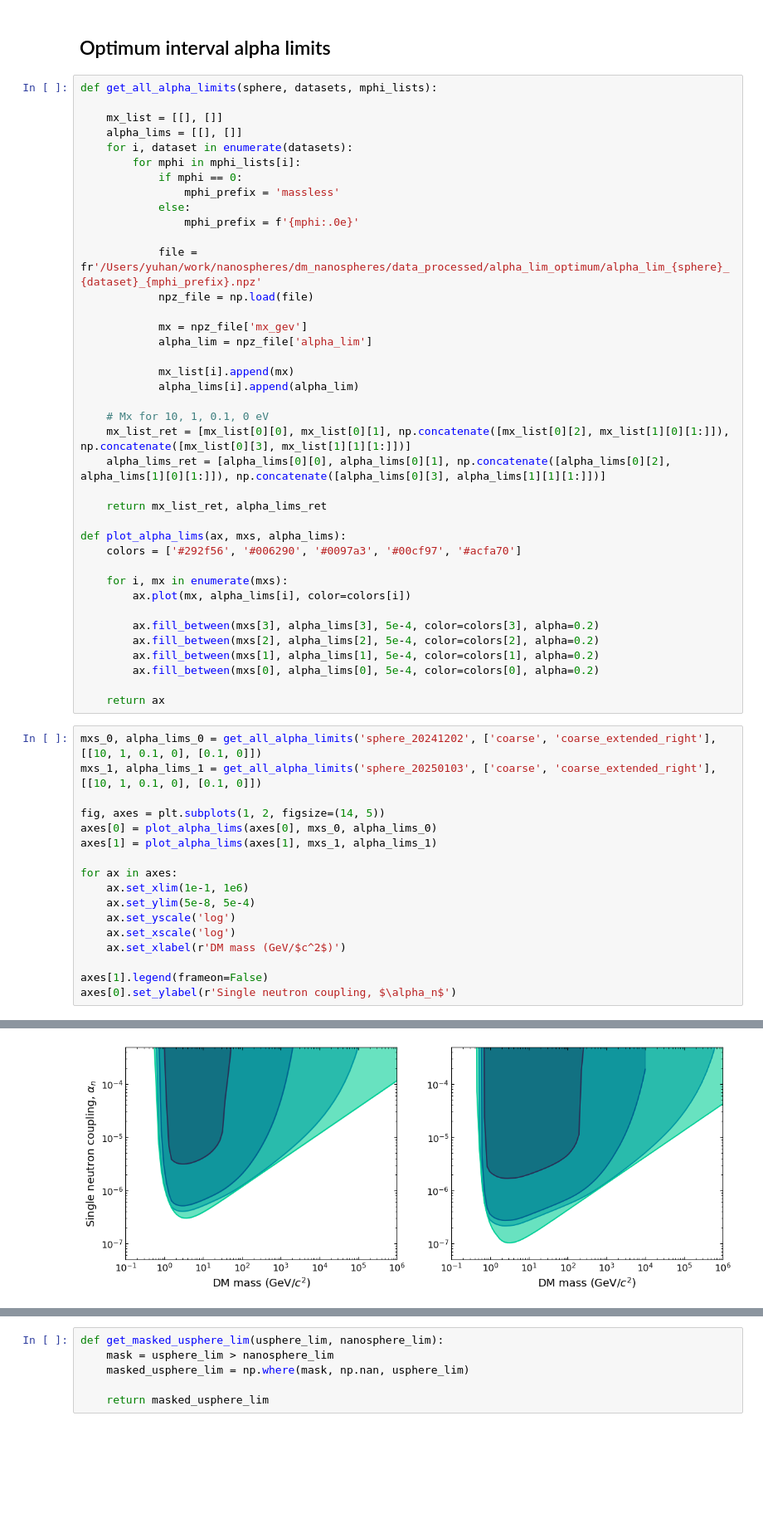
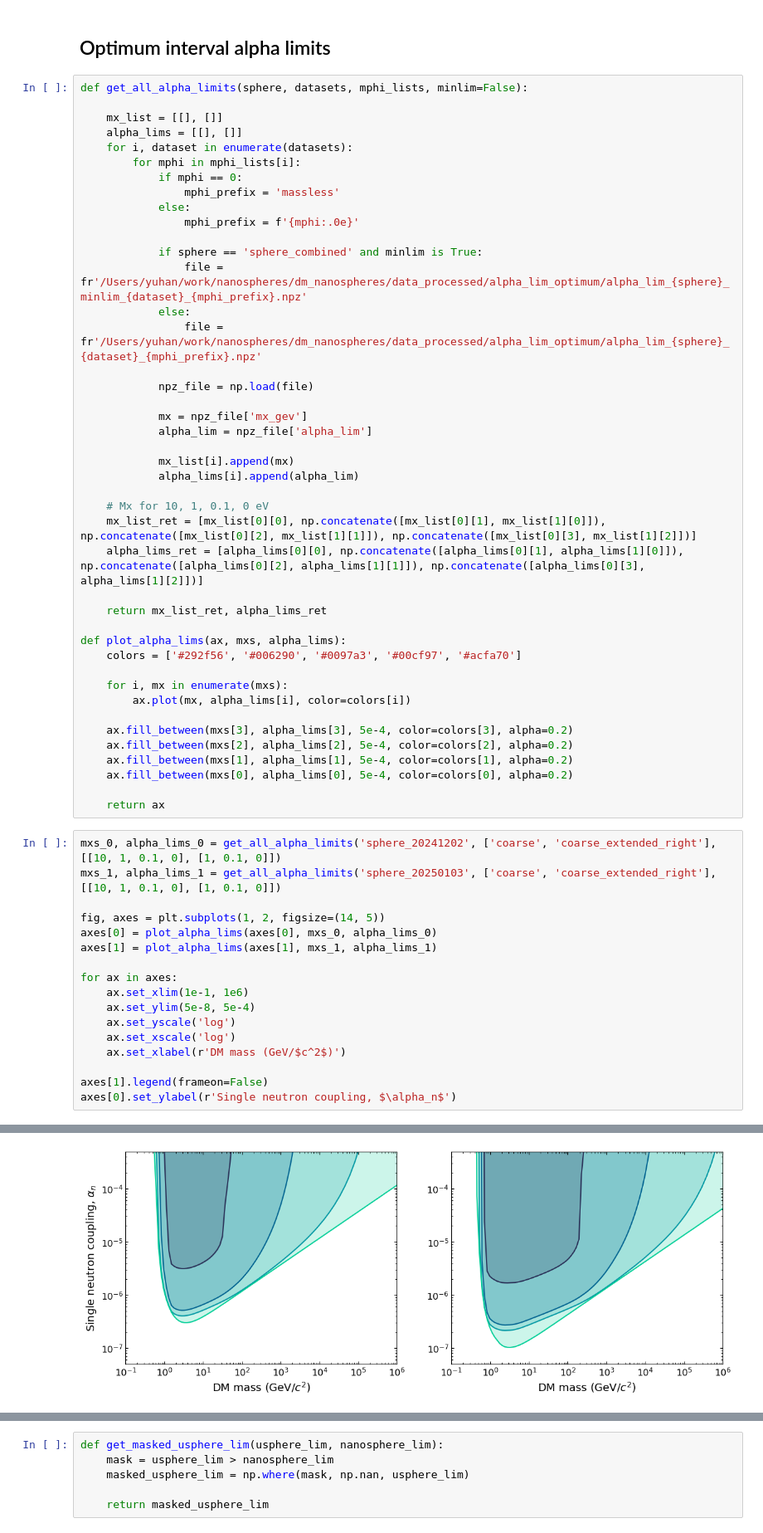
Before and after one commit to yuhants/dm_nanospheres, a Jupyter notebook: analysis_notebooks/sphere_combined_optimum_interval.ipynb, the cells around one changed output, grey strips where cells are left out. Shown at 83% size. Saved outputs shown, nothing was run; the diff lists cells and outputs as text; blank space fills up the shorter version.

```diff
--- a/analysis_notebooks/sphere_combined_optimum_interval.ipynb
+++ b/analysis_notebooks/sphere_combined_optimum_interval.ipynb
@@ -42,7 +42,7 @@ Text(0, 0.5, '$dR / dq_z$ (Counts/keV/s)')
 # %% [markdown]
 ## Optimum interval alpha limits
 # %%
-def get_all_alpha_limits(sphere, datasets, mphi_lists):
+def get_all_alpha_limits(sphere, datasets, mphi_lists, minlim=False):
 
     mx_list = [[], []]
     alpha_lims = [[], []]
@@ -53,7 +53,11 @@ def get_all_alpha_limits(sphere, datasets, mphi_lists):
             else:
                 mphi_prefix = f'{mphi:.0e}'
 
-            file = fr'/Users/yuhan/work/nanospheres/dm_nanospheres/data_processed/alpha_lim_optimum/alpha_lim_{sphere}_{dataset}_{mphi_prefix}.npz'
+            if sphere == 'sphere_combined' and minlim is True:
+                file = fr'/Users/yuhan/work/nanospheres/dm_nanospheres/data_processed/alpha_lim_optimum/alpha_lim_{sphere}_minlim_{dataset}_{mphi_prefix}.npz'
+            else:
+                file = fr'/Users/yuhan/work/nanospheres/dm_nanospheres/data_processed/alpha_lim_optimum/alpha_lim_{sphere}_{dataset}_{mphi_prefix}.npz'
+
             npz_file = np.load(file)
 
             mx = npz_file['mx_gev']
@@ -63,8 +67,8 @@ def get_all_alpha_limits(sphere, datasets, mphi_lists):
             alpha_lims[i].append(alpha_lim)
 
     # Mx for 10, 1, 0.1, 0 eV
-    mx_list_ret = [mx_list[0][0], mx_list[0][1], np.concatenate([mx_list[0][2], mx_list[1][0][1:]]), np.concatenate([mx_list[0][3], mx_list[1][1][1:]])]
-    alpha_lims_ret = [alpha_lims[0][0], alpha_lims[0][1], np.concatenate([alpha_lims[0][2], alpha_lims[1][0][1:]]), np.concatenate([alpha_lims[0][3], alpha_lims[1][1][1:]])]
+    mx_list_ret = [mx_list[0][0], np.concatenate([mx_list[0][1], mx_list[1][0]]), np.concatenate([mx_list[0][2], mx_list[1][1]]), np.concatenate([mx_list[0][3], mx_list[1][2]])]
+    alpha_lims_ret = [alpha_lims[0][0], np.concatenate([alpha_lims[0][1], alpha_lims[1][0]]), np.concatenate([alpha_lims[0][2], alpha_lims[1][1]]), np.concatenate([alpha_lims[0][3], alpha_lims[1][2]])]
 
     return mx_list_ret, alpha_lims_ret
 
@@ -74,30 +78,30 @@ def plot_alpha_lims(ax, mxs, alpha_lims):
     for i, mx in enumerate(mxs):
         ax.plot(mx, alpha_lims[i], color=colors[i])
 
-        ax.fill_between(mxs[3], alpha_lims[3], 5e-4, color=colors[3], alpha=0.2)
-        ax.fill_between(mxs[2], alpha_lims[2], 5e-4, color=colors[2], alpha=0.2)
-        ax.fill_between(mxs[1], alpha_lims[1], 5e-4, color=colors[1], alpha=0.2)
-        ax.fill_between(mxs[0], alpha_lims[0], 5e-4, color=colors[0], alpha=0.2)
+    ax.fill_between(mxs[3], alpha_lims[3], 5e-4, color=colors[3], alpha=0.2)
+    ax.fill_between(mxs[2], alpha_lims[2], 5e-4, color=colors[2], alpha=0.2)
+    ax.fill_between(mxs[1], alpha_lims[1], 5e-4, color=colors[1], alpha=0.2)
+    ax.fill_between(mxs[0], alpha_lims[0], 5e-4, color=colors[0], alpha=0.2)
 
     return ax
 # %%
-mxs_0, alpha_lims_0 = get_all_alpha_limits('sphere_20241202', ['coarse', 'coarse_extended_right'], [[10, 1, 0.1, 0], [0.1, 0]])
-mxs_1, alpha_lims_1 = get_all_alpha_limits('sphere_20250103', ['coarse', 'coarse_extended_right'], [[10, 1, 0.1, 0], [0.1, 0]])
+mxs_0, alpha_lims_0 = get_all_alpha_limits('sphere_20241202', ['coarse', 'coarse_extended_right'], [[10, 1, 0.1, 0], [1, 0.1, 0]])
+mxs_1, alpha_lims_1 = get_all_alpha_limits('sphere_20250103', ['coarse', 'coarse_extended_right'], [[10, 1, 0.1, 0], [1, 0.1, 0]])
 
 fig, axes = plt.subplots(1, 2, figsize=(14, 5))
 axes[0] = plot_alpha_lims(axes[0], mxs_0, alpha_lims_0)
 axes[1] = plot_alpha_lims(axes[1], mxs_1, alpha_lims_1)
 
 for ax in axes:
     ax.set_xlim(1e-1, 1e6)
     ax.set_ylim(5e-8, 5e-4)
     ax.set_yscale('log')
     ax.set_xscale('log')
     ax.set_xlabel(r'DM mass (GeV/$c^2$)')
 
 axes[1].legend(frameon=False)
 axes[0].set_ylabel(r'Single neutron coupling, $\alpha_n$')
 # %% [output]
 No artists with labels found to put in legend.  Note that artists whose label start with an underscore are ignored when legend() is called with no argument.
 Text(0, 0.5, 'Single neutron coupling, $\\alpha_n$')
-[figure, old version]
+[figure, new version]
```
Also changed, not shown: parts of 5 cells of this notebook, 27 other files.
